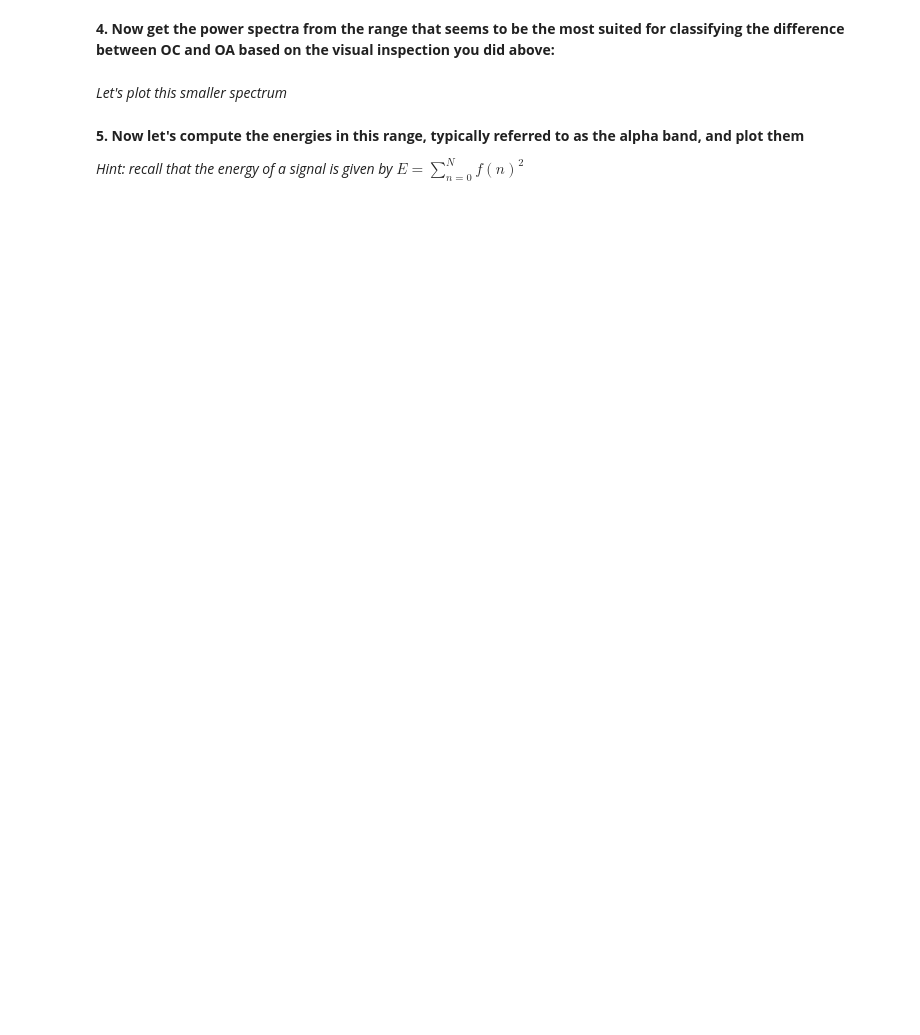
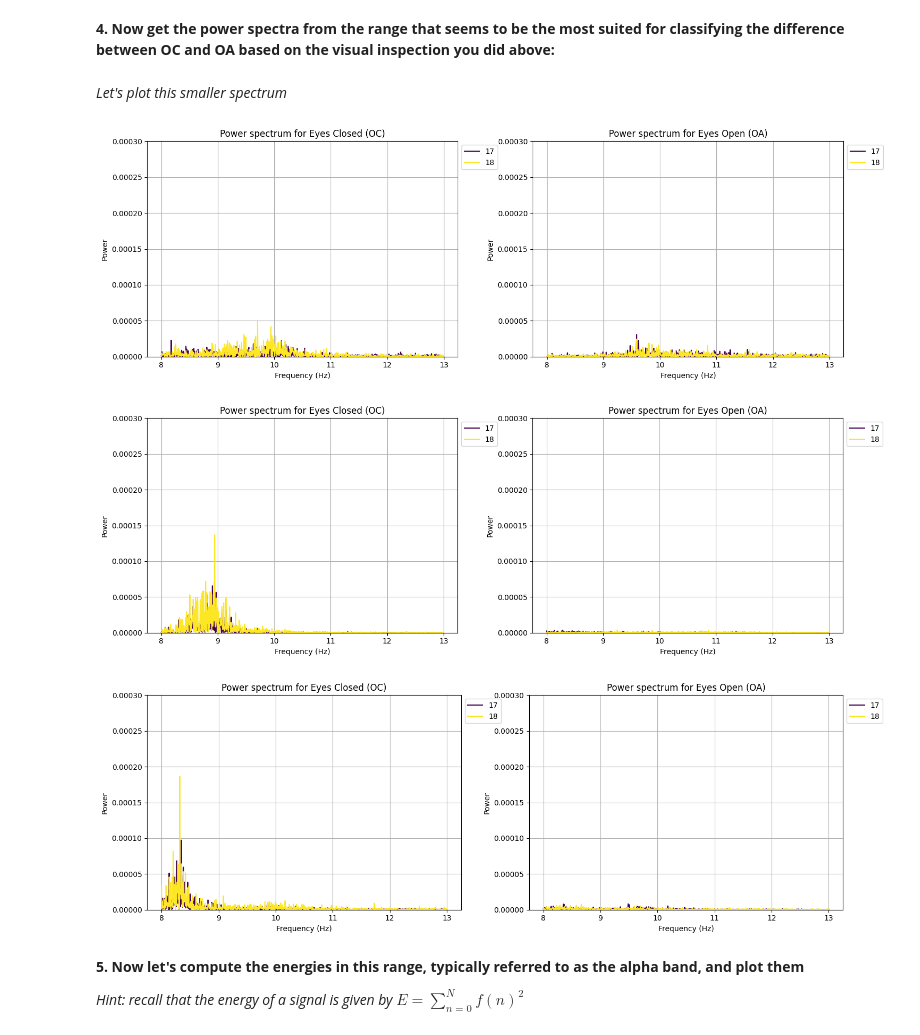
Before and after one commit to Warlour/02462-Project-2, a Jupyter notebook: assignment_2.ipynb, the cells around one changed output. Drawn from its saved outputs; the diff is of its cells as text; code cells hidden in the pictures; blank space fills up the shorter version.

```diff
--- a/assignment_2.ipynb
+++ b/assignment_2.ipynb
@@ -519,8 +588,8 @@ for segment in patient_indexes:
 # %% [markdown]
 **4. Now get the power spectra from the range that seems to be the most suited for classifying the difference between OC and OA based on the visual inspection you did above:**
 # %%
-min_freq = ?
-max_freq = ?
+min_freq = 8
+max_freq = 13
 
 power_spectra_oc = [compute_power_spectrum(arr, sampling_rate=sample_rate, min_freq=min_freq, max_freq=max_freq) for arr in data_oc_optical_channels]
 power_spectra_oa = [compute_power_spectrum(arr, sampling_rate=sample_rate, min_freq=min_freq, max_freq=max_freq) for arr
@@ -530,16 +599,20 @@ power_spectra_oa = [compute_power_spectrum(arr, sampling_rate=sample_rate, min_f
 # %%
 for idx in patient_indexes:
     freqs_oc, spectrum_oc = power_spectra_oc[idx]
     freqs_oa, spectrum_oa = power_spectra_oa[idx]
     plt.subplots(1, 2, figsize=(15, 5))
     plt.subplot(1, 2, 1)
-    plot_power_spectrum_overlay(freqs_oc, spectrum_oc, ch_names=[17, 18,], title=f"Power spectrum for Eyes Closed (OC)")
+    plot_power_spectrum_overlay(freqs_oc, spectrum_oc, ch_names=[17, 18,], title=f"Power spectrum for Eyes Closed (OC)", show_label = True)
     plt.ylim([0, y_max])
 
     plt.subplot(1, 2, 2)
-    plot_power_spectrum_overlay(freqs_oa, spectrum_oa, ch_names=[17, 18,], title=f"Power spectrum for Eyes Open (OA)")
+    plot_power_spectrum_overlay(freqs_oa, spectrum_oa, ch_names=[17, 18,], title=f"Power spectrum for Eyes Open (OA)", show_label = True)
     plt.ylim([0, y_max])
     plt.show()
+# %% [output]
+[figure, added]
+[figure, added]
+[figure, added]
 # %% [markdown]
 **5. Now let's compute the energies in this range, typically referred to as the alpha band, and plot them**
 
```
Also changed, not shown: parts of 14 cells of this notebook.
